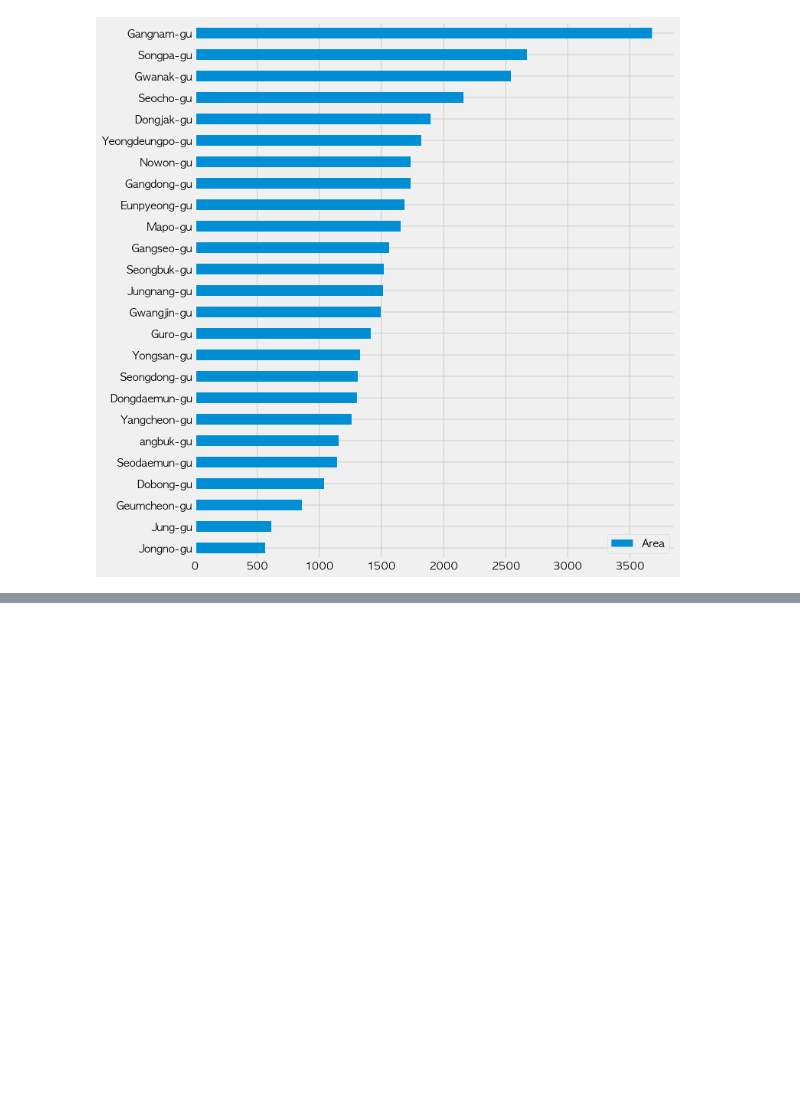
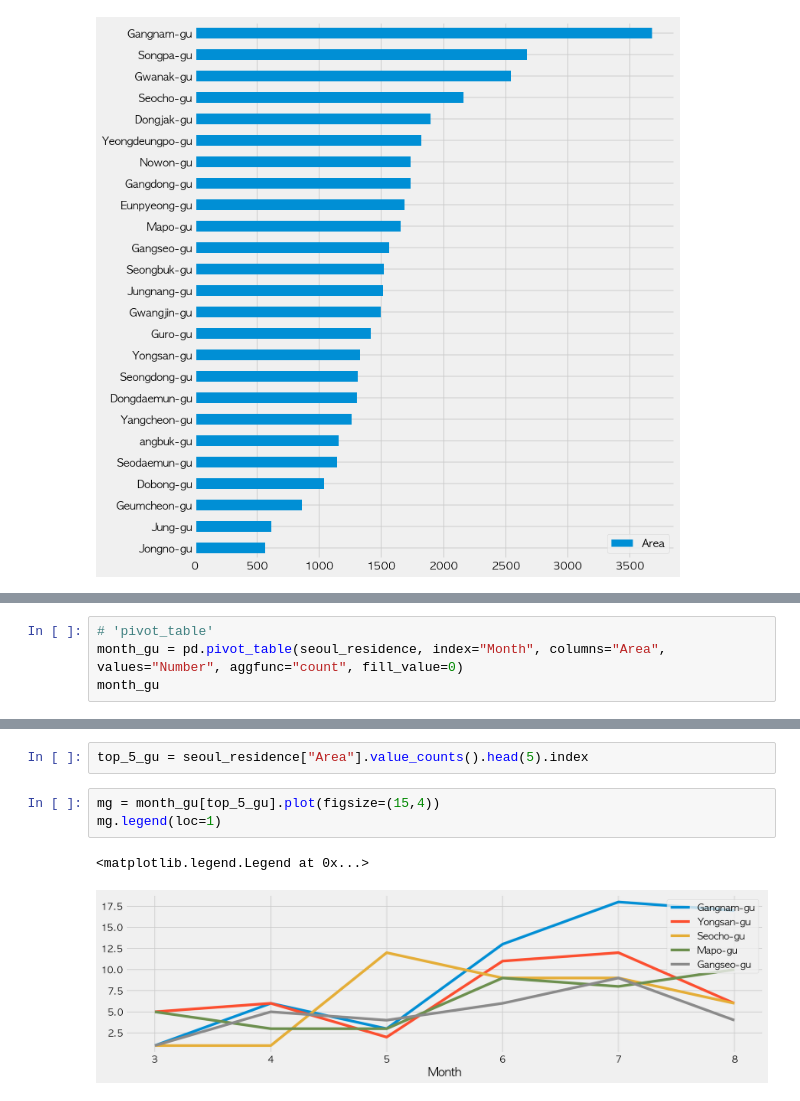
Before and after one commit to bpark04/Seoul_COVID-19_Report_2021, a Jupyter notebook: Seoul_Covid_19_Analysis.ipynb, the cells around one changed output, grey strips where cells are left out. Drawn from its saved outputs; the diff is of its cells as text; blank space fills up the shorter version.

```diff
--- a/Seoul_Covid_19_Analysis.ipynb
+++ b/Seoul_Covid_19_Analysis.ipynb
@@ -715,0 +841,4 @@ oversea_count.sort_values().plot.barh(figsize=(10,12))
+# %%
+# 'pivot_table'
+month_gu = pd.pivot_table(seoul_residence, index="Month", columns="Area", values="Number", aggfunc="count", fill_value=0)
+month_gu
@@ -715,0 +855,8 @@ oversea_count.sort_values().plot.barh(figsize=(10,12))
+# %%
+top_5_gu = seoul_residence["Area"].value_counts().head(5).index
+# %%
+mg = month_gu[top_5_gu].plot(figsize=(15,4))
+mg.legend(loc=1)
+# %% [output]
+<matplotlib.legend.Legend at 0x...>
+[figure, added]
```
Also changed, not shown: parts of 91 cells of this notebook, 3 other files.
